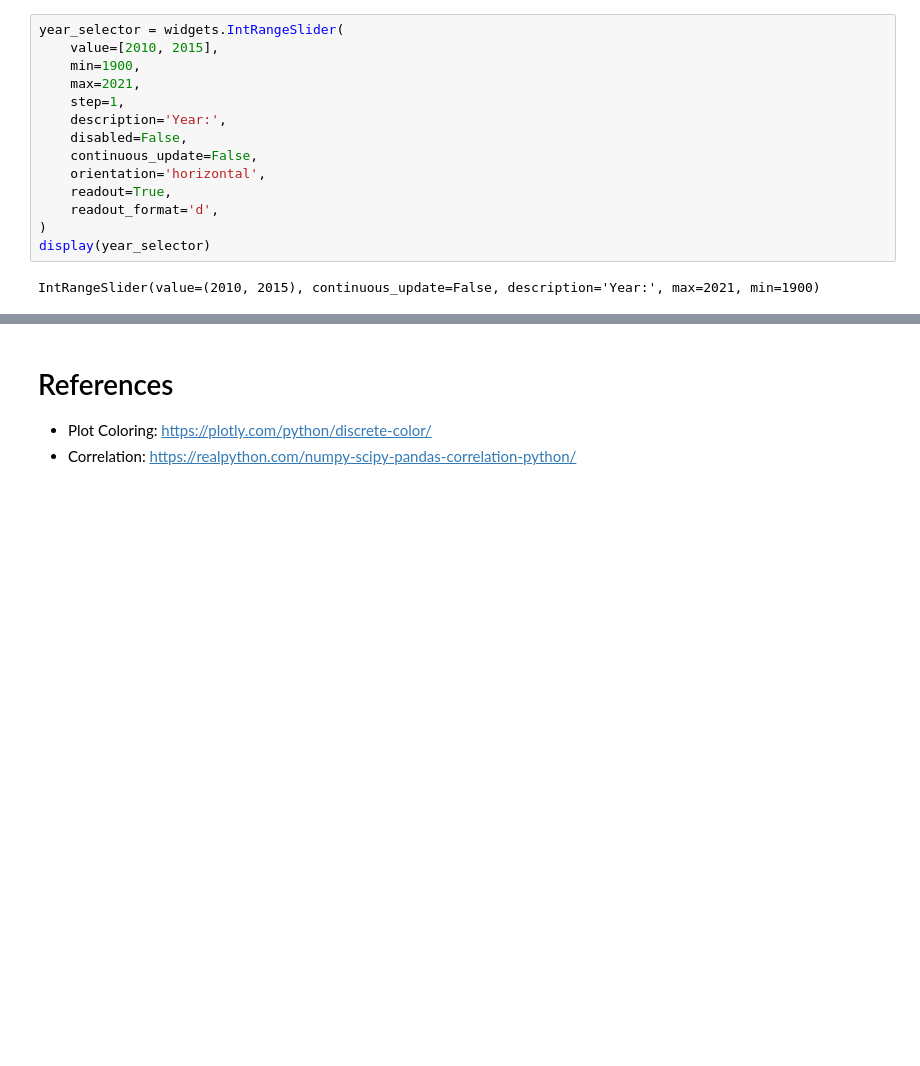
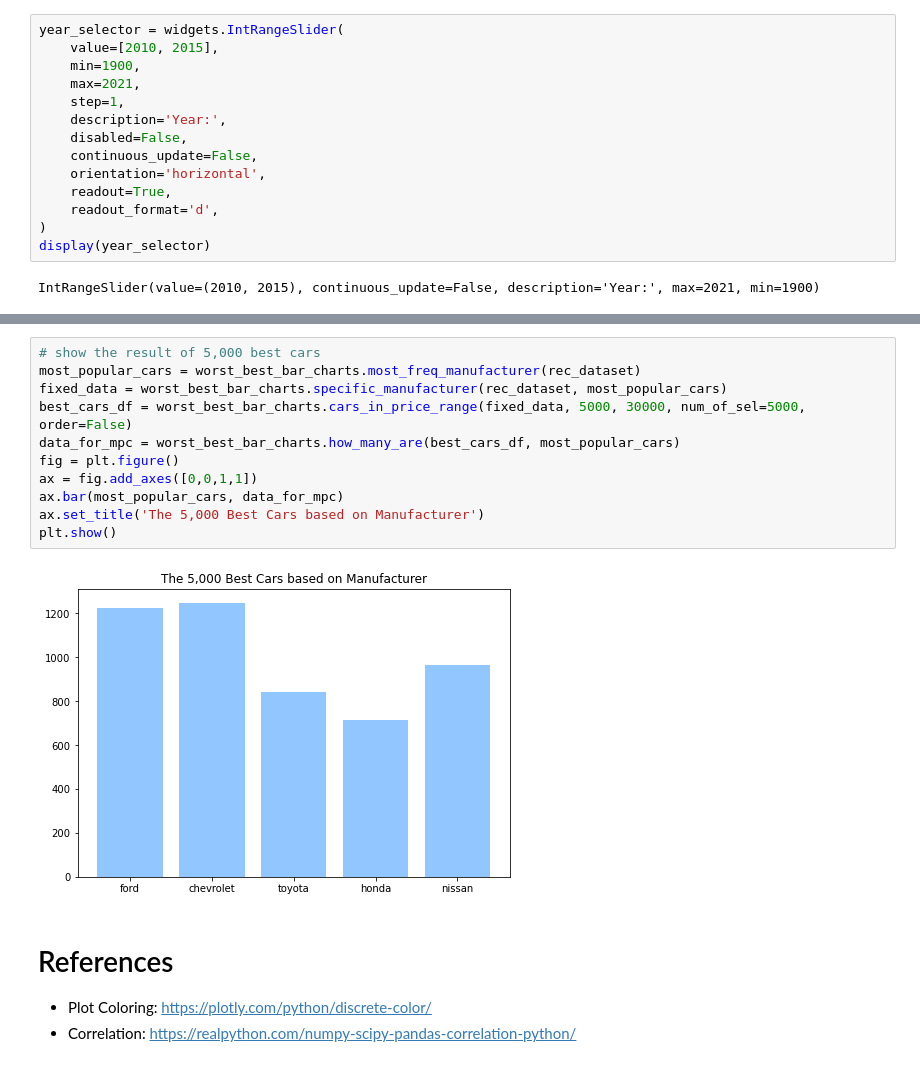
Before and after one commit to garmenz/ECE143_final_proj, a Jupyter notebook: Used_car_recommended_system.ipynb, the cells around one changed output, grey strips where cells are left out. Saved outputs shown, nothing was run; the diff lists cells and outputs as text; blank space fills up the shorter version.

```diff
--- a/Used_car_recommended_system.ipynb
+++ b/Used_car_recommended_system.ipynb
@@ -266,3 +298,16 @@ HTML(update_df.to_html(escape=False,formatters=dict(image_url=path_to_image_html
+# %%
+# show the result of 5,000 best cars
+most_popular_cars = worst_best_bar_charts.most_freq_manufacturer(rec_dataset)
+fixed_data = worst_best_bar_charts.specific_manufacturer(rec_dataset, most_popular_cars)
+best_cars_df = worst_best_bar_charts.cars_in_price_range(fixed_data, 5000, 30000, num_of_sel=5000, order=False)
+data_for_mpc = worst_best_bar_charts.how_many_are(best_cars_df, most_popular_cars)
+fig = plt.figure()
+ax = fig.add_axes([0,0,1,1])
+ax.bar(most_popular_cars, data_for_mpc)
+ax.set_title('The 5,000 Best Cars based on Manufacturer')
+plt.show()
+# %% [output]
+[figure, added]
 # %% [markdown]
 # References
 - Plot Coloring: https://plotly.com/python/discrete-color/
```
Also changed, not shown: parts of 7 cells of this notebook, 2 other files.
